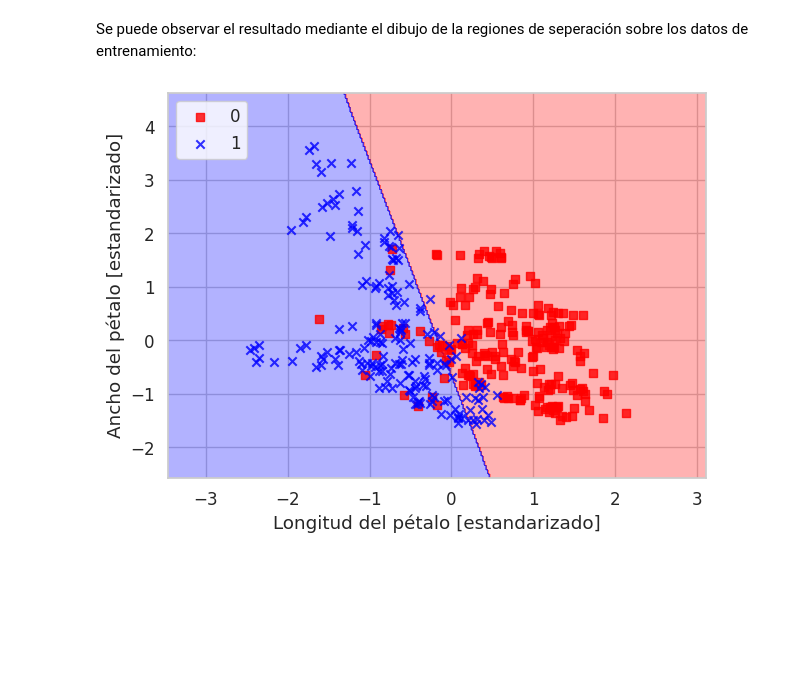
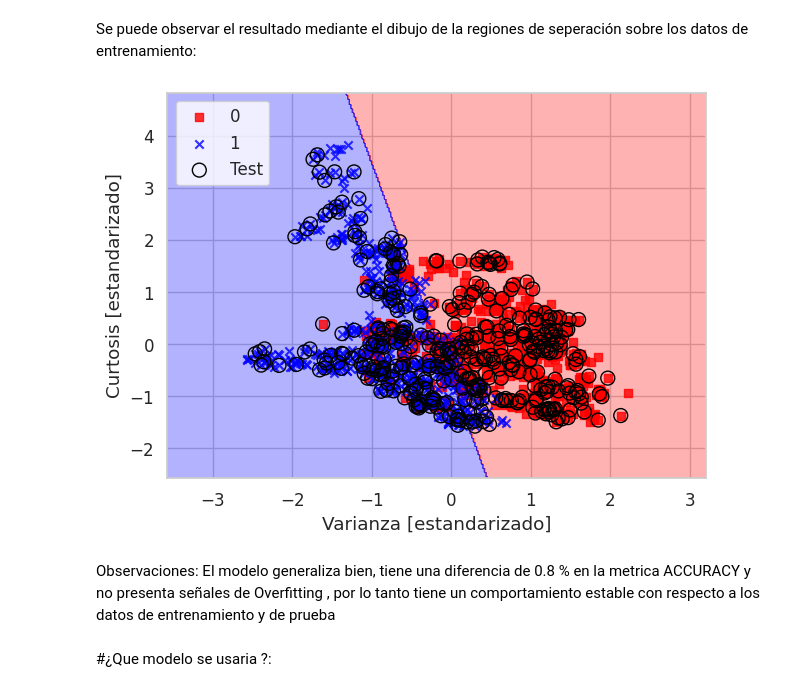
Before and after one commit to MiguelAngeloTr/Aprendizaje_Automatico, a Jupyter notebook: SEMANA_6/Tarea4/Tarea_Logistic_Regresion.ipynb, the cells around one changed output. Cells and saved outputs as stored; diff of their text form; code cells hidden in the pictures; blank space fills up the shorter version.

```diff
--- a/SEMANA_6/Tarea4/Tarea_Logistic_Regresion.ipynb
+++ b/SEMANA_6/Tarea4/Tarea_Logistic_Regresion.ipynb
@@ -322,0 +287,4 @@ array([1, 1, 0])
+# %%
+# Entrenamiento del modelo de Regresión Logística
+lr = LogisticRegression(random_state=1)
+lr.fit(X_train_std, y_train)
@@ -394,10 +405,10 @@ El valor de especificidad (especificity) es: 0.9009009009009009
 # %% [markdown]
 Creación de la función para dibujar las regiones de seperación:
 # %%
+
+import numpy as np
+import matplotlib.pyplot as plt
 from matplotlib.colors import ListedColormap
-import matplotlib.pyplot as plt
-
-
 def plot_decision_regions(X, y, classifier, test_idx=None, resolution=0.02):
     markers = ('s', 'x', 'o', '^', 'v')
     colors = ('red', 'blue', 'lightgreen', 'gray', 'cyan')
@@ -405,28 +416,48 @@ def plot_decision_regions(X, y, classifier, test_idx=None, resolution=0.02):
 
     x1_min, x1_max = X[:, 0].min() - 1, X[:, 0].max() + 1
     x2_min, x2_max = X[:, 1].min() - 1, X[:, 1].max() + 1
-    xx1, xx2 = np.meshgrid(np.arange(x1_min, x1_max, resolution),
-                           np.arange(x2_min, x2_max, resolution))
+    xx1, xx2 = np.meshgrid(
+        np.arange(x1_min, x1_max, resolution),
+        np.arange(x2_min, x2_max, resolution)
+    )
+
     Z = classifier.predict(np.array([xx1.ravel(), xx2.ravel()]).T)
     Z = Z.reshape(xx1.shape)
+
     plt.contourf(xx1, xx2, Z, alpha=0.3, cmap=cmap)
     plt.xlim(xx1.min(), xx1.max())
     plt.ylim(xx2.min(), xx2.max())
 
     for idx, cl in enumerate(np.unique(y)):
         plt.scatter(x=X[y == cl, 0], y=X[y == cl, 1],
-                    alpha=0.8, c=[cmap(idx)],
-                    marker=markers[idx], label=cl)
+                    alpha=0.8, c=[cmap(idx)], marker=markers[idx], label=cl)
+
+    if test_idx is not None:
+        X_test_plot = X[test_idx, :]
+        plt.scatter(X_test_plot[:, 0], X_test_plot[:, 1],
+                    facecolors='none', edgecolors='black',
+                    linewidths=1, marker='o', s=100, label='Test')
+
+# Construimos el conjunto combinado para graficar train + test
+X_combined_std = np.vstack((X_train_std, X_test_std))
+y_combined = np.hstack((y_train, y_test))
 # %% [markdown]
 Se puede observar el resultado mediante el dibujo de la regiones de seperación sobre los datos de entrenamiento:
 # %%
-plot_decision_regions(X_test_std, y_test,
-                      classifier=lr, test_idx=range(105, 150))
-plt.xlabel('Vaianza [estandarizado]')
-plt.ylabel('Ancho del pétalo [estandarizado]')
+plot_decision_regions(
+    X_combined_std,
+    y_combined,
+    classifier=lr,
+    test_idx=range(X_train_std.shape[0], X_combined_std.shape[0])
+)
+plt.xlabel('Varianza [estandarizado]')
+plt.ylabel('Curtosis [estandarizado]')
 plt.legend(loc='upper left')
-
 plt.tight_layout()
 plt.show()
 # %% [output]
-[figure, old version]
+[figure, new version]
+# %% [markdown]
+Observaciones: El modelo generaliza bien, tiene una diferencia de 0.8 % en la metrica ACCURACY y no presenta señales de Overfitting , por lo tanto tiene un comportamiento estable con respecto a los datos de entrenamiento y de prueba
+# %% [markdown]
+#¿Que modelo se usaria ?:
```
Also changed, not shown: parts of 15 cells of this notebook.
